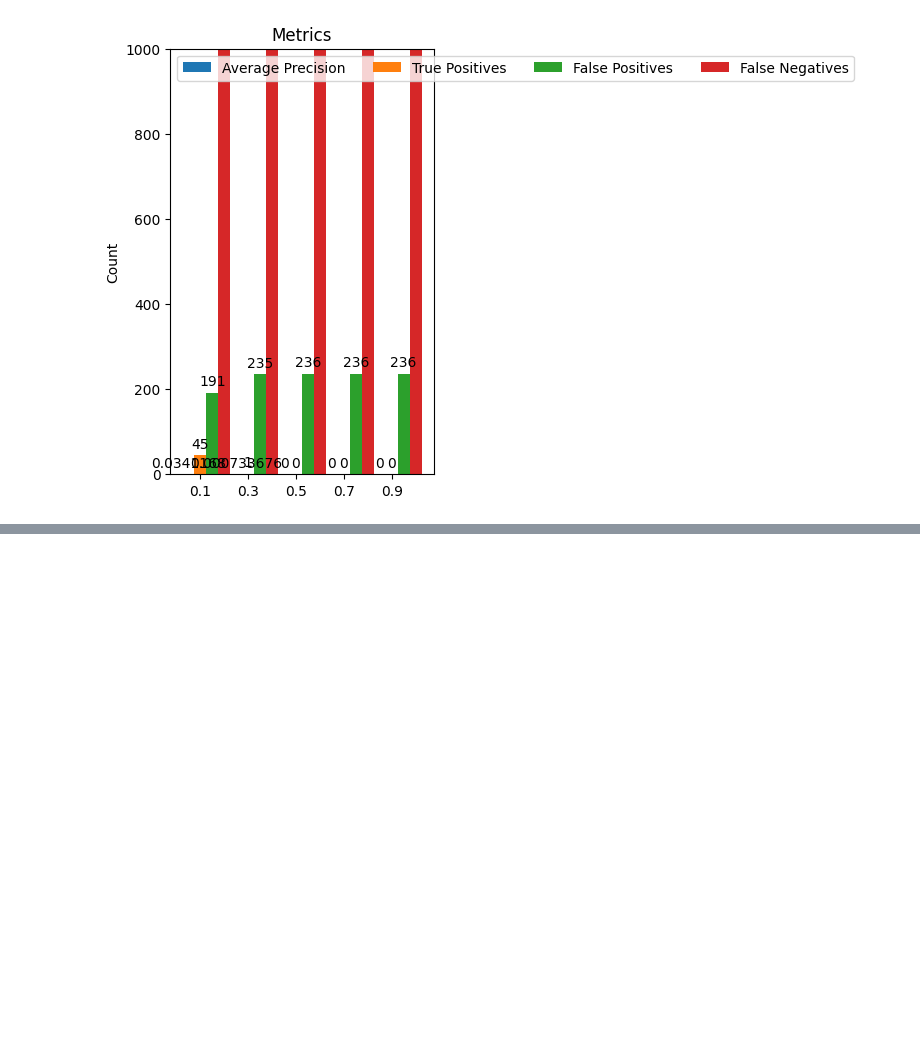
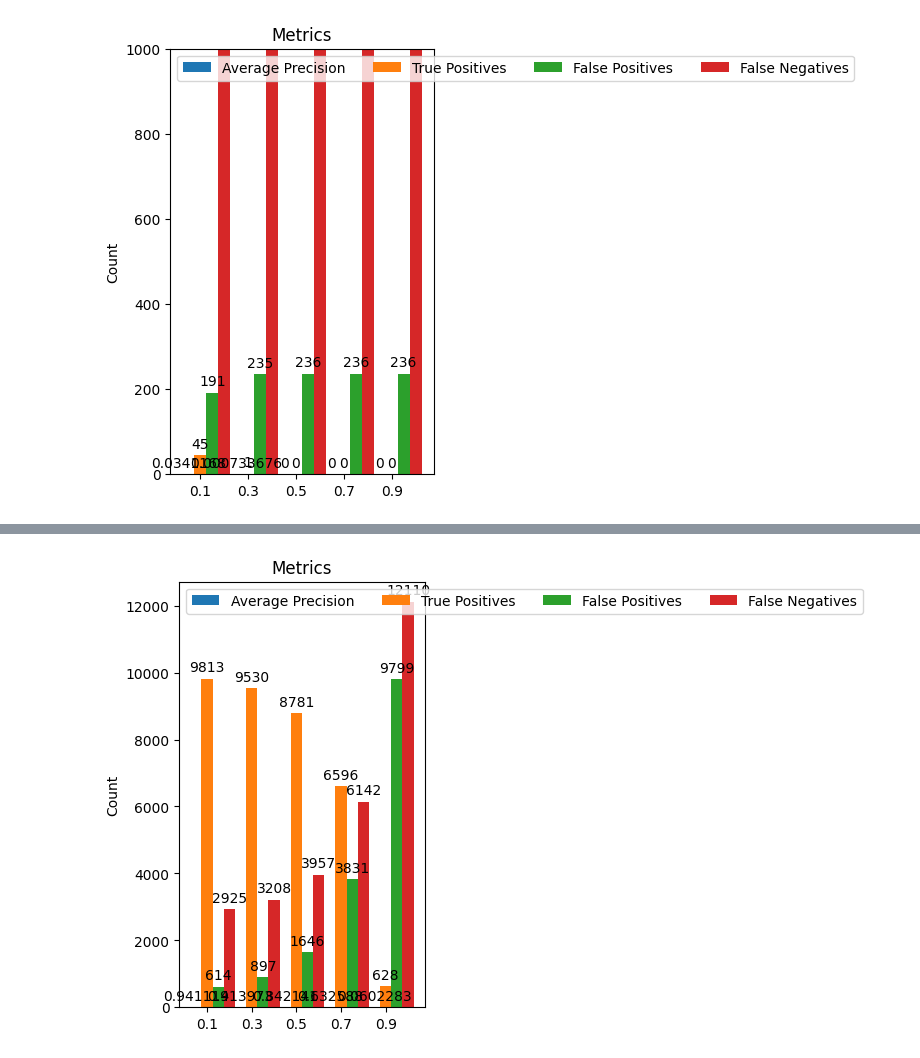
Before and after one commit to uw-loci/curvelets, a Jupyter notebook: src/CurveAlign_CT-FIRE/Cellanalysis/toolevaluation/example_pretrained.ipynb, the cells around one changed output, grey strips where cells are left out. Cells and saved outputs as stored; diff of their text form; code cells hidden in the pictures; blank space fills up the shorter version.

Commit message:
Tested stardist evaluation

```diff
--- a/src/CurveAlign_CT-FIRE/Cellanalysis/toolevaluation/example_pretrained.ipynb
+++ b/src/CurveAlign_CT-FIRE/Cellanalysis/toolevaluation/example_pretrained.ipynb
@@ -91,7 +91,6 @@ def show_metrics(ious, metrics):
     ax.set_title('Metrics')
     ax.set_xticks(x + width, ious)
     ax.legend(loc='upper left', ncols=4)
-    ax.set_ylim(0, 1000)
 
     plt.show()
 # %% [markdown]
@@ -117,0 +119,4 @@ show_metrics(ious=[0.1, 0.3, 0.5, 0.7, 0.9], metrics=metrics)
+# %%
+import stardist_segmentation as sd
+masks = [sd.predict('2D_versatile_fluo', x[...,0]) for x in X_test]
+predictions = np.array(masks)
@@ -117,0 +141,5 @@ show_metrics(ious=[0.1, 0.3, 0.5, 0.7, 0.9], metrics=metrics)
+# %%
+metrics = sd.evaluate(y_test[...,1], predictions, ious=[0.1, 0.3, 0.5, 0.7, 0.9])
+show_metrics(ious=[0.1, 0.3, 0.5, 0.7, 0.9], metrics=metrics)
+# %% [output]
+[figure, added]
```
Also changed, not shown: parts of 2 cells of this notebook.
